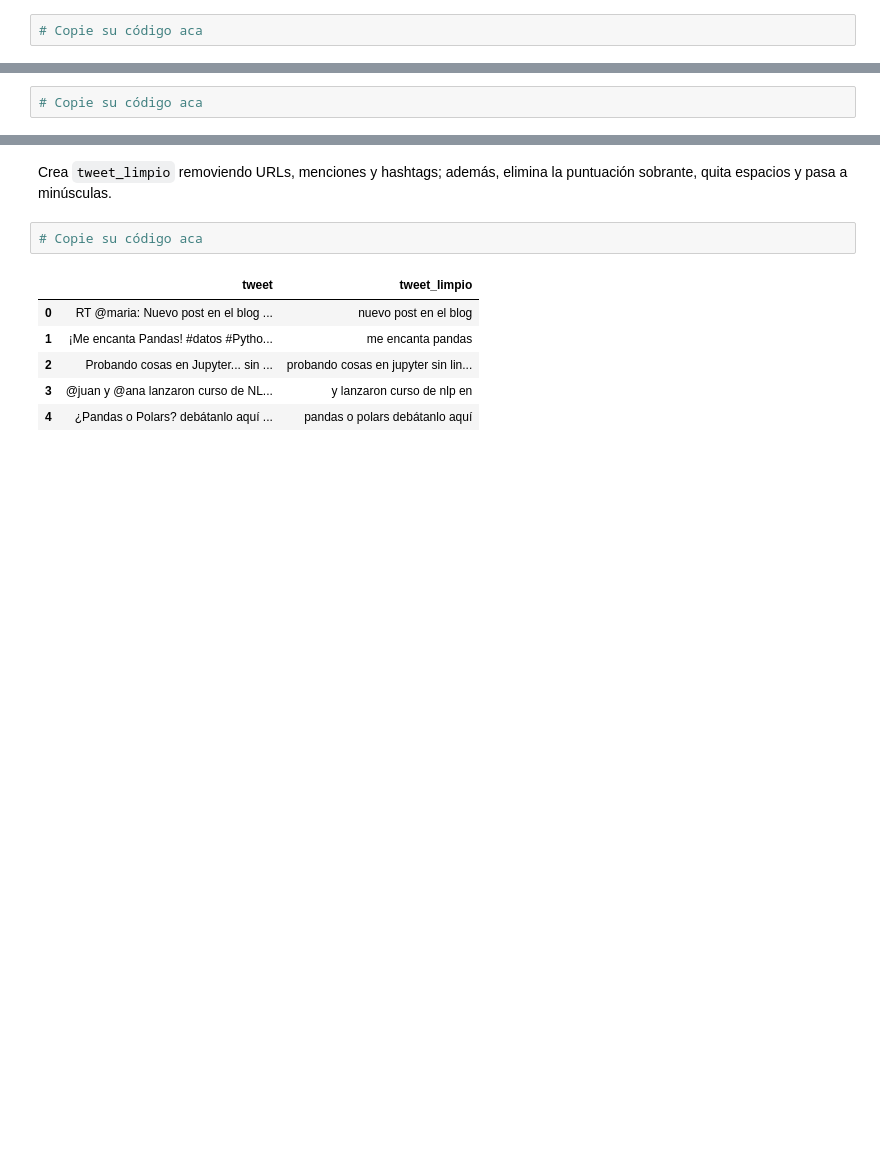
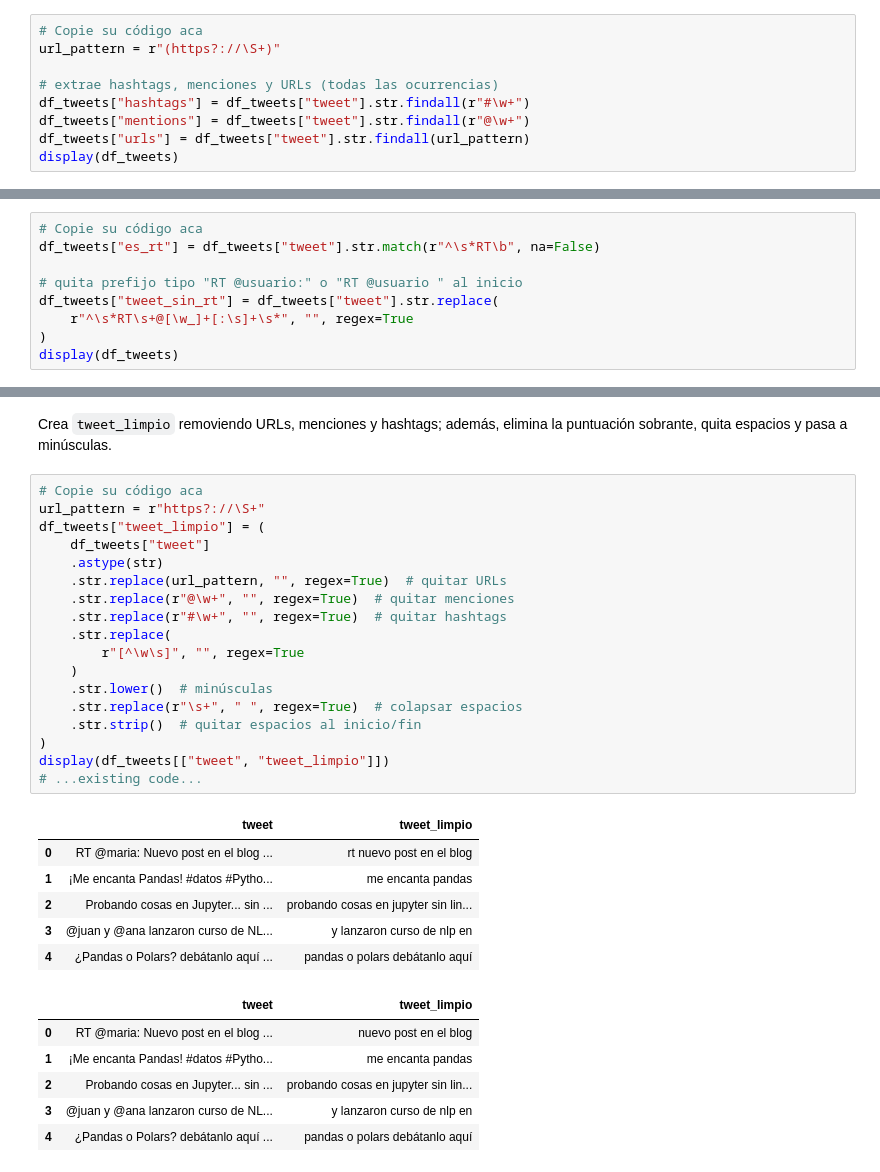
Before and after one commit to anasperezhoyos/nlp-upb_ana_sofia, a Jupyter notebook: notebooks/Practica_Limpieza_Texto (2).ipynb, the cells around one changed output, grey strips where cells are left out. Cells and saved outputs as stored; diff of their text form; blank space fills up the shorter version.

```diff
--- a/notebooks/Practica_Limpieza_Texto (2).ipynb
+++ b/notebooks/Practica_Limpieza_Texto (2).ipynb
@@ -379,3 +393,10 @@ En `df_tweets`, crea las columnas `hashtags`, `mentions` y `urls`
 extrayendo hashtags, menciones y URLs del texto del tweet.
 # %%
 # Copie su código aca
+url_pattern = r"(https?://\S+)"
+
+# extrae hashtags, menciones y URLs (todas las ocurrencias)
+df_tweets["hashtags"] = df_tweets["tweet"].str.findall(r"#\w+")
+df_tweets["mentions"] = df_tweets["tweet"].str.findall(r"@\w+")
+df_tweets["urls"] = df_tweets["tweet"].str.findall(url_pattern)
+display(df_tweets)
@@ -393,3 +421,10 @@ extrayendo hashtags, menciones y URLs del texto del tweet.
 Crea la columna `es_rt` (booleano) si el tweet comienza con `RT`. Luego genera la columna `tweet_sin_rt` quitando el prefijo `RT @usuario:` del inicio.
 # %%
 # Copie su código aca
+df_tweets["es_rt"] = df_tweets["tweet"].str.match(r"^\s*RT\b", na=False)
+
+# quita prefijo tipo "RT @usuario:" o "RT @usuario " al inicio
+df_tweets["tweet_sin_rt"] = df_tweets["tweet"].str.replace(
+    r"^\s*RT\s+@[\w_]+[:\s]+\s*", "", regex=True
+)
+display(df_tweets)
@@ -407,6 +449,29 @@ Crea la columna `es_rt` (booleano) si el tweet comienza con `RT`. Luego genera l
 Crea `tweet_limpio` removiendo URLs, menciones y hashtags; además, elimina la puntuación sobrante, quita espacios y pasa a minúsculas.
 # %%
 # Copie su código aca
+url_pattern = r"https?://\S+"
+df_tweets["tweet_limpio"] = (
+    df_tweets["tweet"]
+    .astype(str)
+    .str.replace(url_pattern, "", regex=True)  # quitar URLs
+    .str.replace(r"@\w+", "", regex=True)  # quitar menciones
+    .str.replace(r"#\w+", "", regex=True)  # quitar hashtags
+    .str.replace(
+        r"[^\w\s]", "", regex=True
+    )
+    .str.lower()  # minúsculas
+    .str.replace(r"\s+", " ", regex=True)  # colapsar espacios
+    .str.strip()  # quitar espacios al inicio/fin
+)
+display(df_tweets[["tweet", "tweet_limpio"]])
+# ...existing code...
+# %% [output]
+|  | tweet | tweet_limpio |
+| 0 | RT @maria: Nuevo post en el blog ... | rt nuevo post en el blog |
+| 1 | ¡Me encanta Pandas! #datos #Pytho... | me encanta pandas |
+| 2 | Probando cosas en Jupyter... sin ... | probando cosas en jupyter sin lin... |
+| 3 | @juan y @ana lanzaron curso de NL... | y lanzaron curso de nlp en |
+| 4 | ¿Pandas o Polars? debátanlo aquí ... | pandas o polars debátanlo aquí |
 # %%
 # %% [output]
 |  | tweet | tweet_limpio |
```
Also changed, not shown: parts of 7 cells of this notebook.
